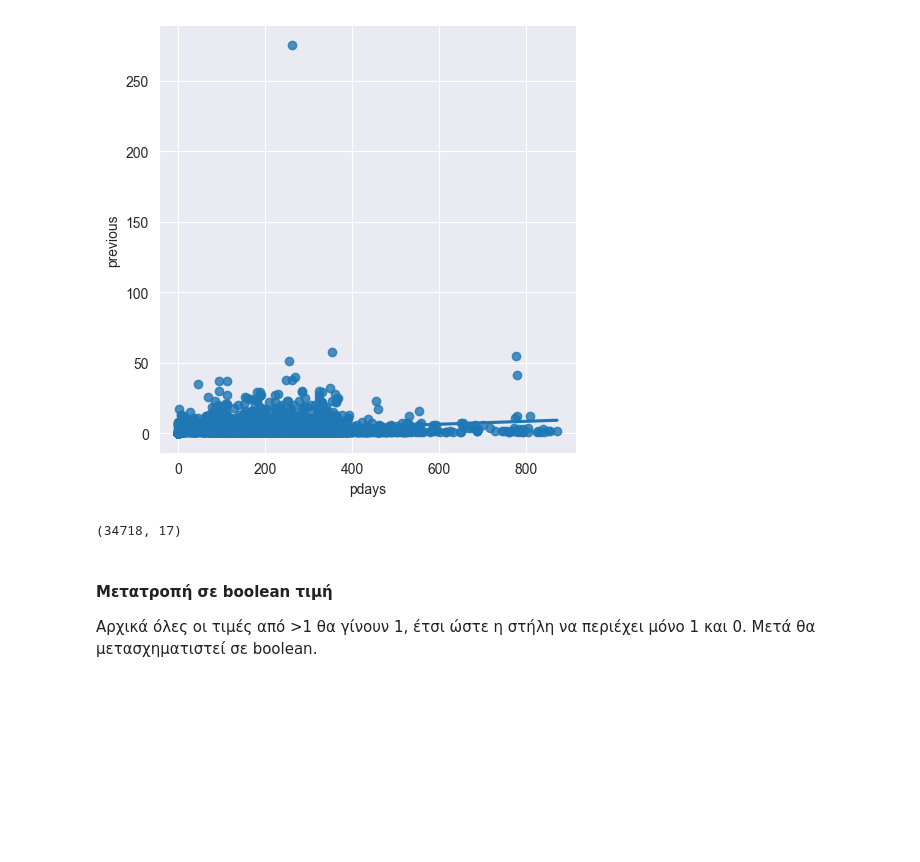
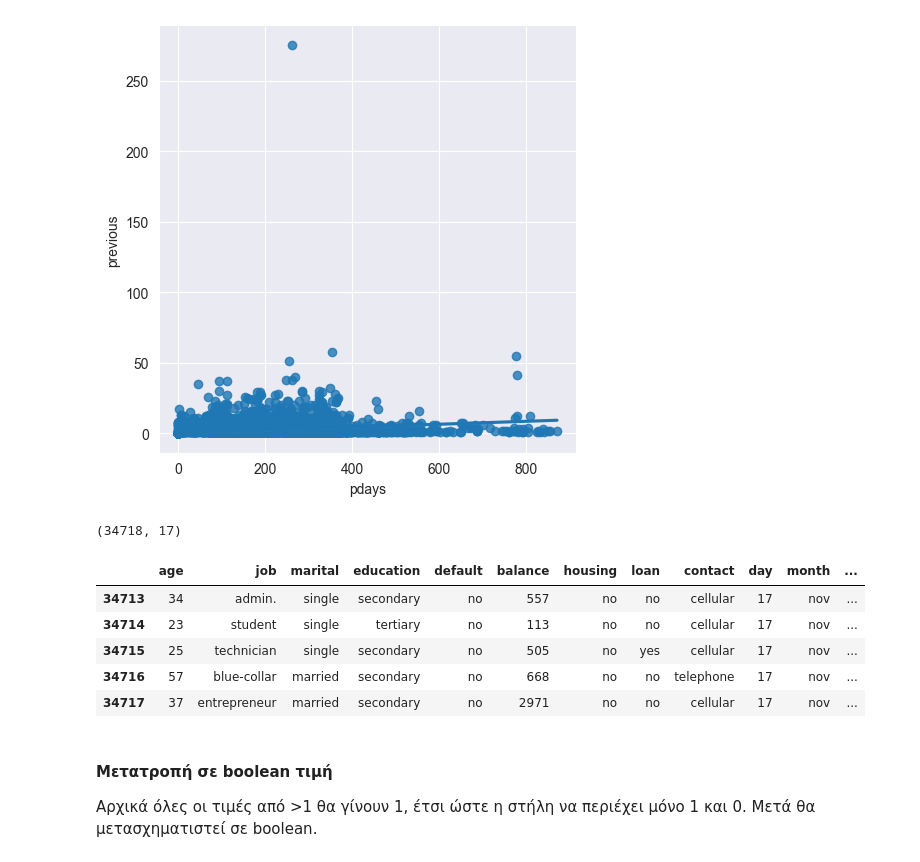
Before and after one commit to chMastellou/Data_Analysis_Assignment_2024, a Jupyter notebook: data_preprocessing/data_preprocessing.ipynb, the cells around one changed output. Saved outputs shown, nothing was run; the diff lists cells and outputs as text; code cells hidden in the pictures; blank space fills up the shorter version.

```diff
--- a/data_preprocessing/data_preprocessing.ipynb
+++ b/data_preprocessing/data_preprocessing.ipynb
@@ -169,6 +165,16 @@ clean_data = data_no_outliers[data_no_outliers['previous'] != 275]
 clean_data.shape
 # %% [output]
 (34718, 17)
+# %%
+clean_data = clean_data.reset_index(drop=True)
+clean_data.tail()
+# %% [output]
+|  | age | job | marital | education | default | balance | housing | loan | contact | day | month | ... |
+| 34713 | 34 | admin. | single | secondary | no | 557 | no | no | cellular | 17 | nov | ... |
+| 34714 | 23 | student | single | tertiary | no | 113 | no | no | cellular | 17 | nov | ... |
+| 34715 | 25 | technician | single | secondary | no | 505 | no | yes | cellular | 17 | nov | ... |
+| 34716 | 57 | blue-collar | married | secondary | no | 668 | no | no | telephone | 17 | nov | ... |
+| 34717 | 37 | entrepreneur | married | secondary | no | 2971 | no | no | cellular | 17 | nov | ... |
 # %% [markdown]
 #### Μετατροπή σε boolean τιμή
 Αρχικά όλες οι τιμές από >1 θα γίνουν 1, έτσι ώστε η στήλη να περιέχει μόνο 1 και 0. Μετά θα μετασχηματιστεί σε boolean.
```
Also changed, not shown: parts of 29 cells of this notebook.
